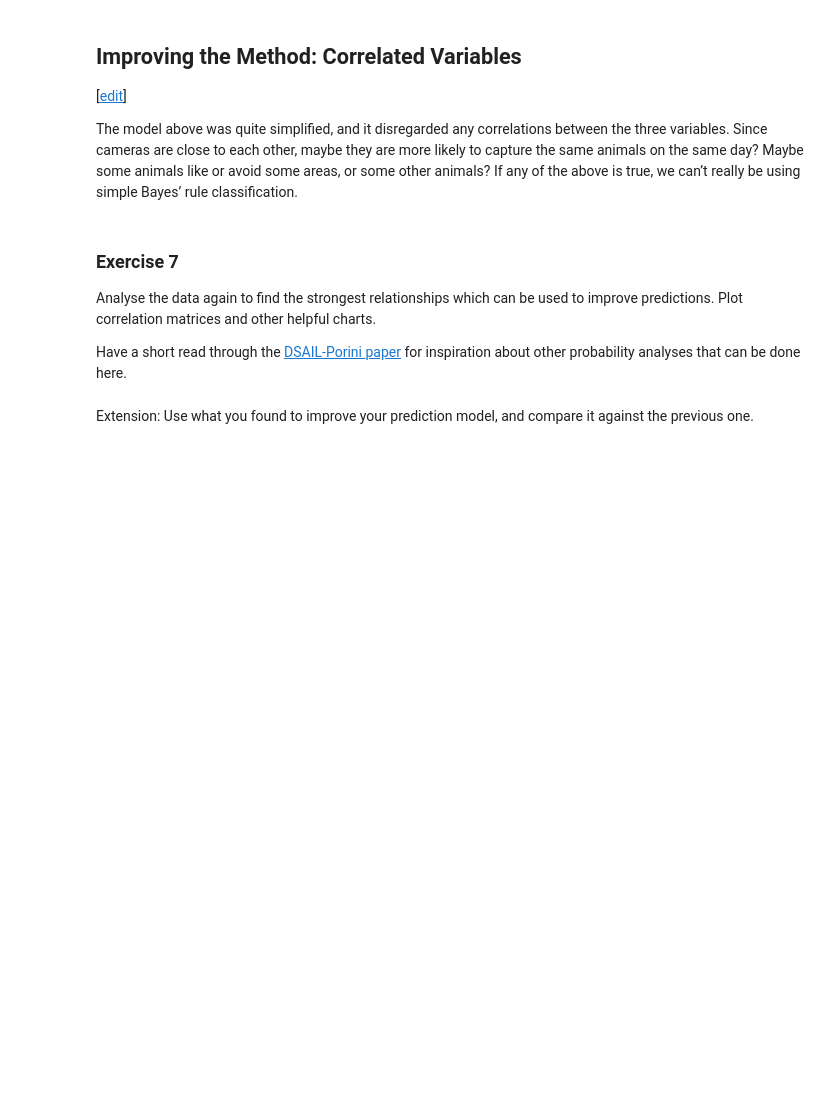
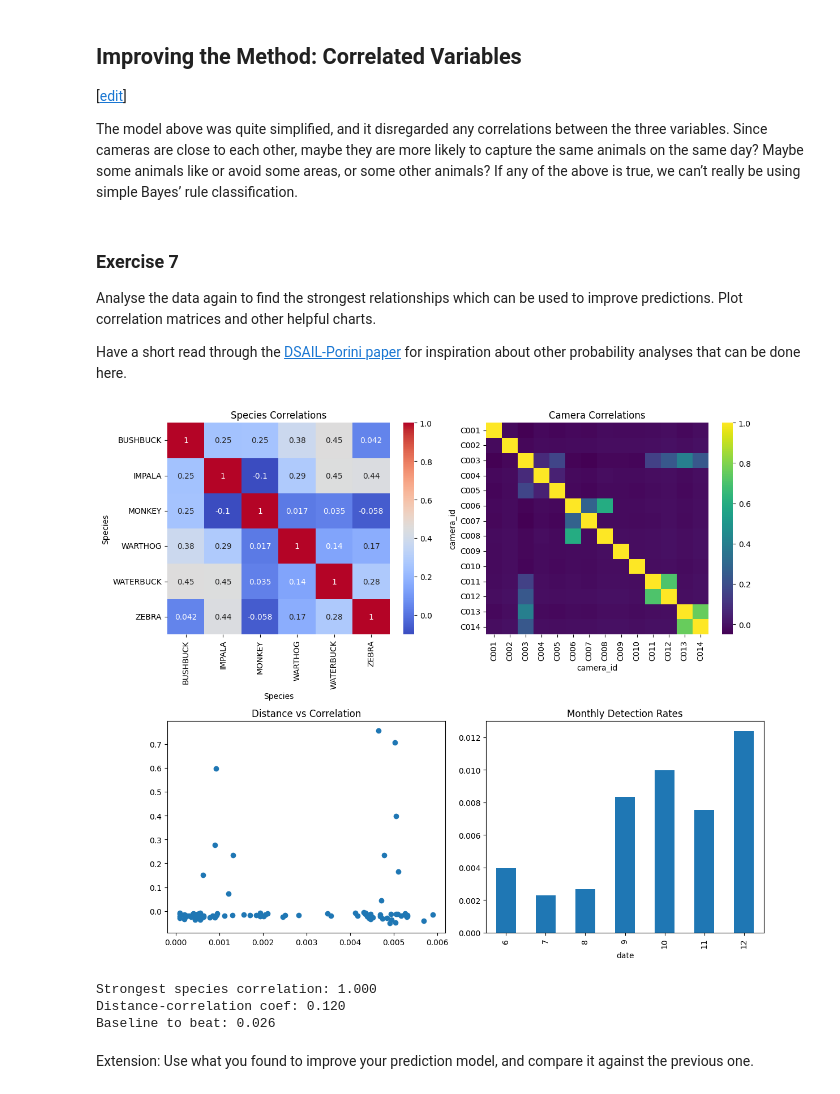
Before and after one commit to ChiriKamau/fynesse_mlfc, a Jupyter notebook: notebooks/03_dataset_joining_practical..ipynb, the cells around one changed output. Saved outputs shown, nothing was run; the diff lists cells and outputs as text; code cells hidden in the pictures; blank space fills up the shorter version.

Commit message:
Exercise 7

```diff
--- a/notebooks/03_dataset_joining_practical..ipynb
+++ b/notebooks/03_dataset_joining_practical..ipynb
@@ -795,3 +795,54 @@ for inspiration about other probability analyses that can be done here.
+# %%
+# Write your answer to Exercise 7 here
+import matplotlib.pyplot as plt
+import seaborn as sns
+from scipy.spatial.distance import pdist, squareform
+
+# Calculate correlations
+species_corr = cleaned_daily.groupby(level=1, axis=1).sum().corr()
+camera_corr = cleaned_daily.groupby(level=0, axis=1).sum().corr()
+
+# Camera distances
+coords = np.array(list(camera_coords.values()))
+distance_matrix = squareform(pdist(coords))
+dist_df = pd.DataFrame(distance_matrix, index=camera_coords.keys(), columns=camera_coords.keys())
+
+# Plots
+fig, axes = plt.subplots(2, 2, figsize=(12, 10))
+
+sns.heatmap(species_corr, annot=True, cmap='coolwarm', ax=axes[0,0])
+axes[0,0].set_title('Species Correlations')
+
+sns.heatmap(camera_corr, cmap='viridis', ax=axes[0,1])
+axes[0,1].set_title('Camera Correlations')
+
+# Distance vs correlation scatter
+dists, corrs = [], []
+for i, c1 in enumerate(camera_corr.index):
+    for j, c2 in enumerate(camera_corr.columns):
+        if i < j:
+            dists.append(dist_df.loc[c1, c2])
+            corrs.append(camera_corr.loc[c1, c2])
+
+axes[1,0].scatter(dists, corrs)
+axes[1,0].set_title('Distance vs Correlation')
+
+# Monthly patterns
+monthly = cleaned_daily.mean(axis=1).groupby(pd.to_datetime(cleaned_daily.index).month).mean()
+monthly.plot(kind='bar', ax=axes[1,1])
+axes[1,1].set_title('Monthly Detection Rates')
+
+plt.tight_layout()
+plt.show()
+
+print(f"Strongest species correlation: {species_corr.unstack().nlargest(2).iloc[1]:.3f}")
+print(f"Distance-correlation coef: {np.corrcoef(dists, corrs)[0,1]:.3f}")
+print(f"Baseline to beat: 0.026")
+# %% [output]
+[figure, added]
+Strongest species correlation: 1.000
+Distance-correlation coef: 0.120
+Baseline to beat: 0.026
 # %% [markdown]
 Extension: Use what you found to improve your prediction model, and
 compare it against the previous one.
```
Also changed, not shown: parts of 2 cells of this notebook.
